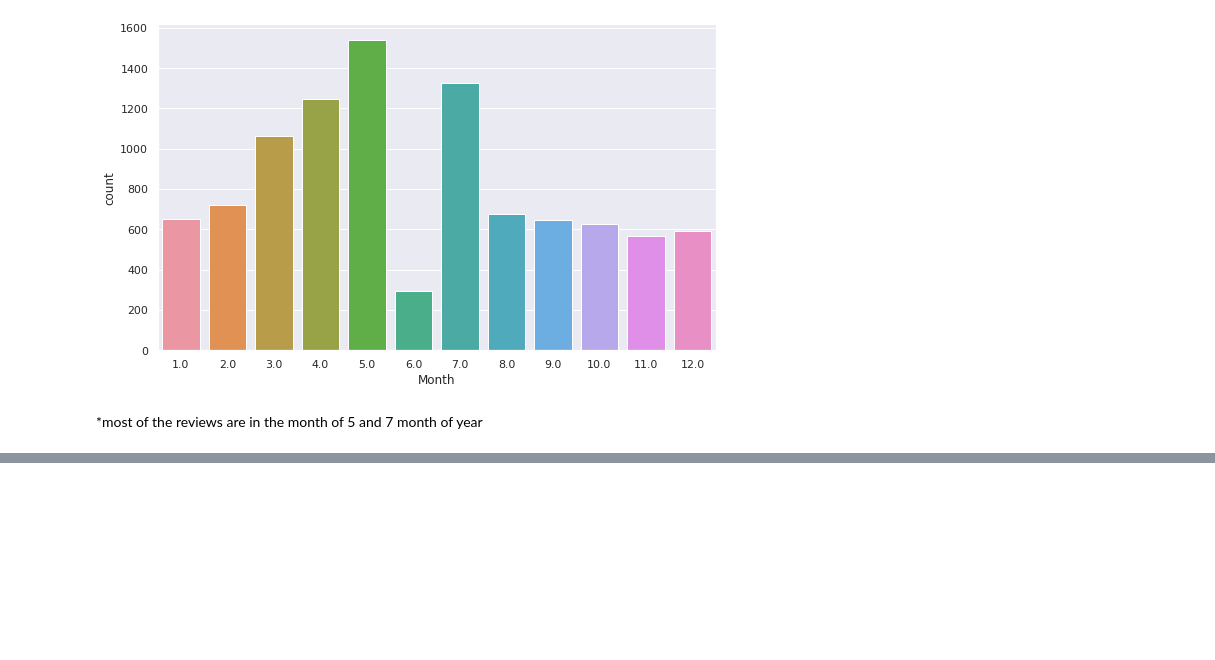
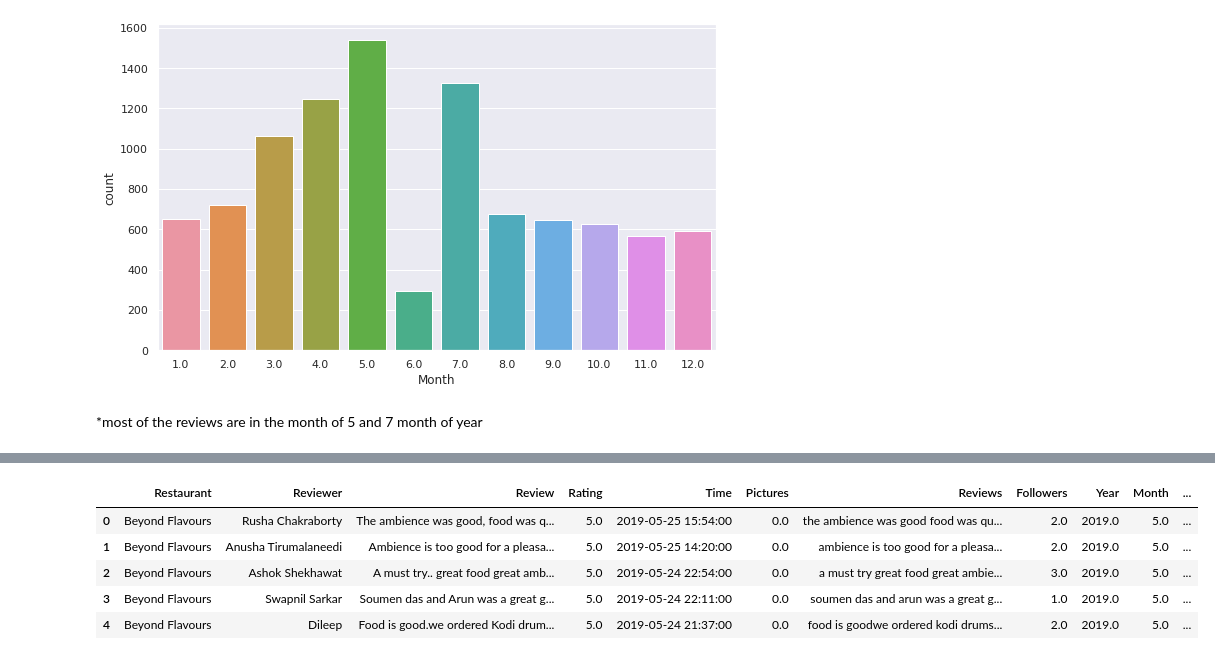
Before and after one commit to Ali-Asgar-Lakdawala/Zomato-Restaurant-Clustering-And-Sentiment-Analysis, a Jupyter notebook: ZOMATO_RESTAURANT_CLUSTERING_AND_SENTIMENT_ANALYSIS.ipynb, the cells around one changed output, grey strips where cells are left out. Saved outputs shown, nothing was run; the diff lists cells and outputs as text; code cells hidden in the pictures; blank space fills up the shorter version.

```diff
--- a/ZOMATO_RESTAURANT_CLUSTERING_AND_SENTIMENT_ANALYSIS.ipynb
+++ b/ZOMATO_RESTAURANT_CLUSTERING_AND_SENTIMENT_ANALYSIS.ipynb
@@ -580,0 +583,3 @@ sns.countplot(reviews_df.Month)
+# %%
+reviews=reviews_df.Review
+reviews
@@ -580,0 +635,7 @@ sns.countplot(reviews_df.Month)
+# %%
+# convert the string in lower case, remove punctuation, non leters(numbers, emoji etc),extra spaces, and non ascii characters
+reviews=lower_case(reviews)
+reviews=remove_punctuation(reviews)
+reviews=remove_non_leters(reviews)
+reviews=remove_all_extra_spaces(reviews)
+reviews=remove_non_ascii_prinatble_from_list(reviews)
@@ -580,0 +664,9 @@ sns.countplot(reviews_df.Month)
+# %%
+reviews_df.head()
+# %% [output]
+|  | Restaurant | Reviewer | Review | Rating | Time | Pictures | Reviews | Followers | Year | Month | ... |
+| 0 | Beyond Flavours | Rusha Chakraborty | The ambience was good, food was q... | 5.0 | 2019-05-25 15:54:00 | 0.0 | the ambience was good food was qu... | 2.0 | 2019.0 | 5.0 | ... |
+| 1 | Beyond Flavours | Anusha Tirumalaneedi | Ambience is too good for a pleasa... | 5.0 | 2019-05-25 14:20:00 | 0.0 | ambience is too good for a pleasa... | 2.0 | 2019.0 | 5.0 | ... |
+| 2 | Beyond Flavours | Ashok Shekhawat | A must try.. great food great amb... | 5.0 | 2019-05-24 22:54:00 | 0.0 | a must try great food great ambie... | 3.0 | 2019.0 | 5.0 | ... |
+| 3 | Beyond Flavours | Swapnil Sarkar | Soumen das and Arun was a great g... | 5.0 | 2019-05-24 22:11:00 | 0.0 | soumen das and arun was a great g... | 1.0 | 2019.0 | 5.0 | ... |
+| 4 | Beyond Flavours | Dileep | Food is good.we ordered Kodi drum... | 5.0 | 2019-05-24 21:37:00 | 0.0 | food is goodwe ordered kodi drums... | 2.0 | 2019.0 | 5.0 | ... |
```
Also changed, not shown: parts of 9 cells of this notebook.
